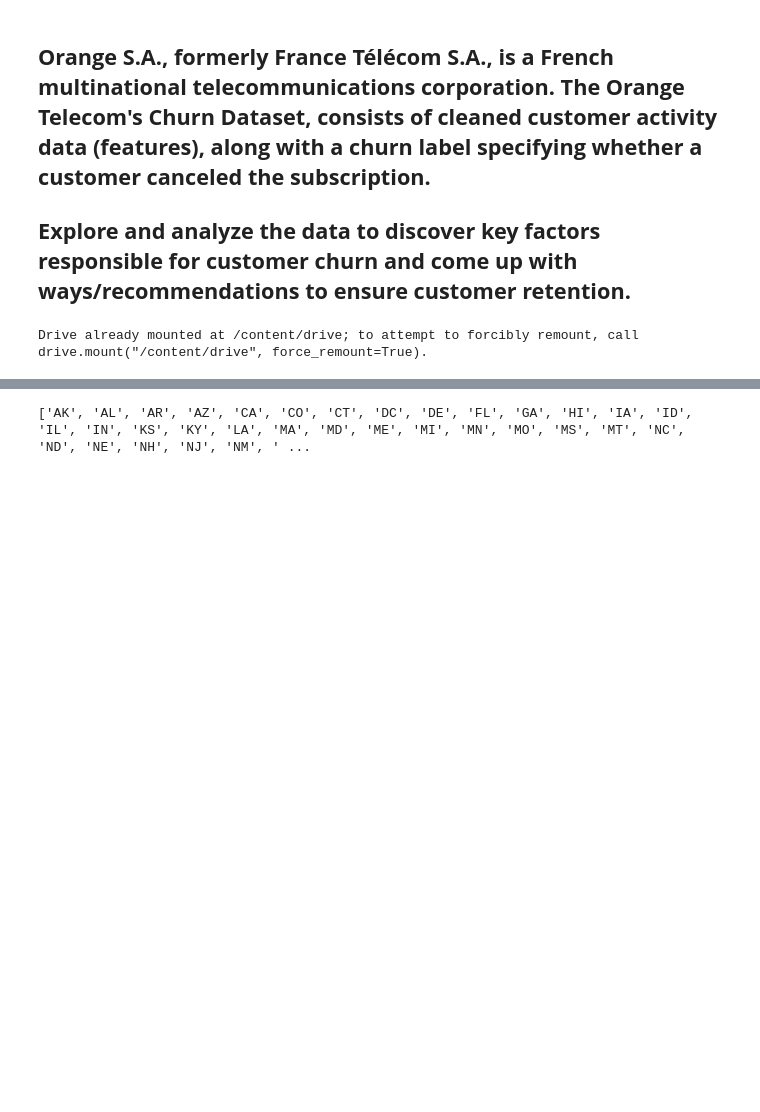
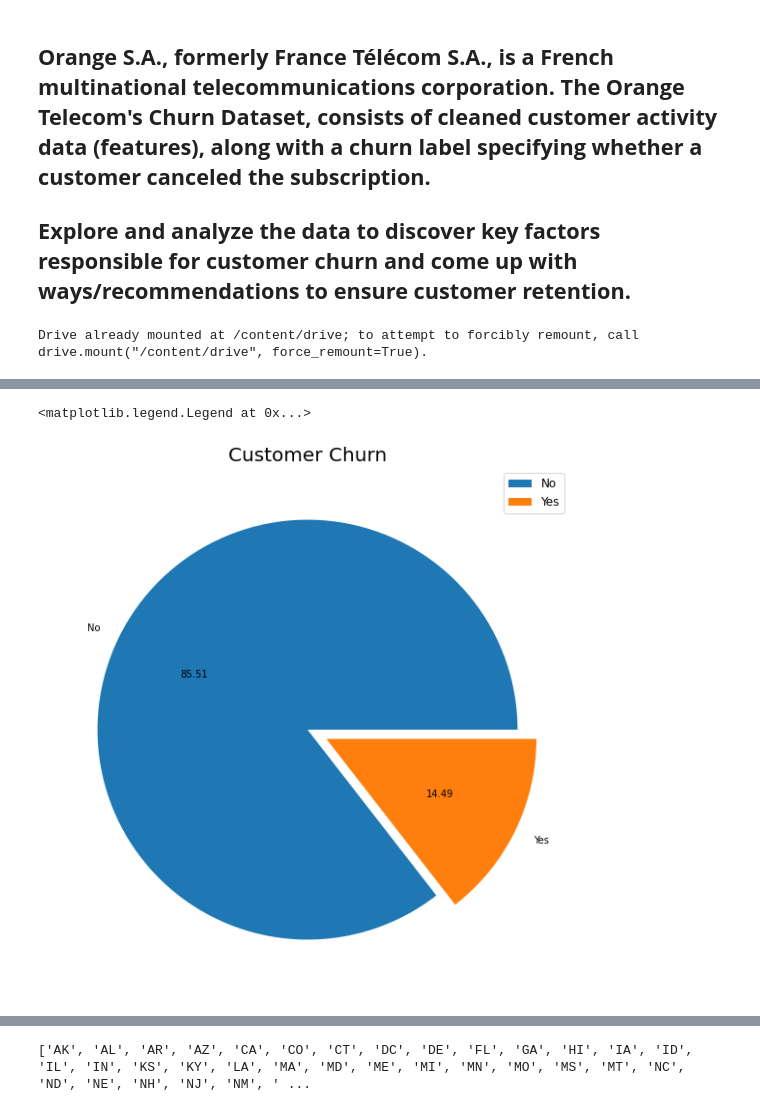
Before and after one commit to parasgupta1995/Almabetter-Capstone-project, a Jupyter notebook: Telecom_Churn_Analysis_Capstone_Project.ipynb, the cells around one changed output, grey strips where cells are left out. Drawn from its saved outputs; the diff is of its cells as text; code cells hidden in the pictures; blank space fills up the shorter version.

```diff
--- a/Telecom_Churn_Analysis_Capstone_Project.ipynb
+++ b/Telecom_Churn_Analysis_Capstone_Project.ipynb
@@ -23,4 +71,4 @@ df=pd.read_csv('/content/drive/MyDrive/Capstone project data/Python project/Tele
 # %%
-#Total call minutes within each customer
+#Total Revenue earned by company from each customer
 
-df['calls minutes']=df.apply(lambda x: x['Total day minutes']+x['Total eve minutes']+x['Total night minutes']+x['Total intl minutes'],axis=1)
+df['Total revenue']=df.apply(lambda x: x['Total day charge']+x['Total eve charge']+x['Total night charge']+x['Total intl charge'],axis=1)
@@ -125,9 +82,0 @@ size_of=(Total_number_of_calls.shape)
-# %%
-plt.rcParams['figure.figsize']=(20,8)
-data1=Total_number_of_calls[['State','Customer service calls']]
-sns.scatterplot(x='State',y='Customer service calls',data=data1,hue='State',size='State',sizes=(200,50))
-plt.xlabel('US Region',fontsize=12)
-plt.ylabel('Number of Customer service Calls',fontsize=12)
-plt.legend(ncol=15,fontsize=10)
-plt.savefig("Number of Customer service Calls.png")
-files.download("Number of Customer service Calls.png")
@@ -137,0 +83,10 @@ files.download("Number of Customer service Calls.png")
+# %%
+# Customer Churn
+x=df['Churn'].value_counts()
+fig,ax=plt.subplots(figsize=(10,10))
+ax.pie(x,labels=['No','Yes'],explode=(0,0.1),autopct='%0.2f')
+ax.set_title('Customer Churn',fontsize=20)
+ax.legend(fontsize=12)
+# %% [output]
+<matplotlib.legend.Legend at 0x...>
+[figure, added]
```
Also changed, not shown: parts of 42 cells of this notebook.
